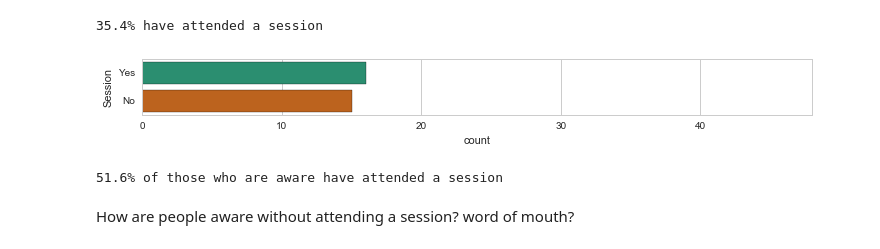
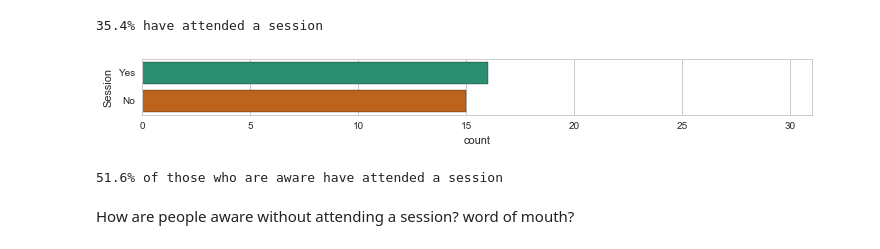
Before and after one commit to clijda/SurveyResults, a Jupyter notebook: AA Survey Results.ipynb, the cells around one changed output. Saved outputs shown, nothing was run; the diff lists cells and outputs as text; code cells hidden in the pictures.

```diff
--- a/AA Survey Results.ipynb
+++ b/AA Survey Results.ipynb
@@ -51,13 +51,13 @@ print("%.1f" % pct + "% have attended a session")
 # %%
 plt.figure(figsize=(12,1))
 df_aware = df[df['Aware']=='Yes']
-plt.xlim(0,len(df))
+plt.xlim(0,len(df_aware))
 sns.countplot(y="Session",data=df_aware,order=['Yes','No'],palette="Dark2")
 plt.show()
 pct = sum(df_aware['Session']=='Yes')*100.0/len(df_aware['Session'])
 print("%.1f" % pct + "% of those who are aware have attended a session")
 # %% [output]
-[figure, old version]
+[figure, new version]
 51.6% of those who are aware have attended a session
 # %% [markdown]
 How are people aware without attending a session? word of mouth?
```
Also changed, not shown: parts of 5 cells of this notebook.
